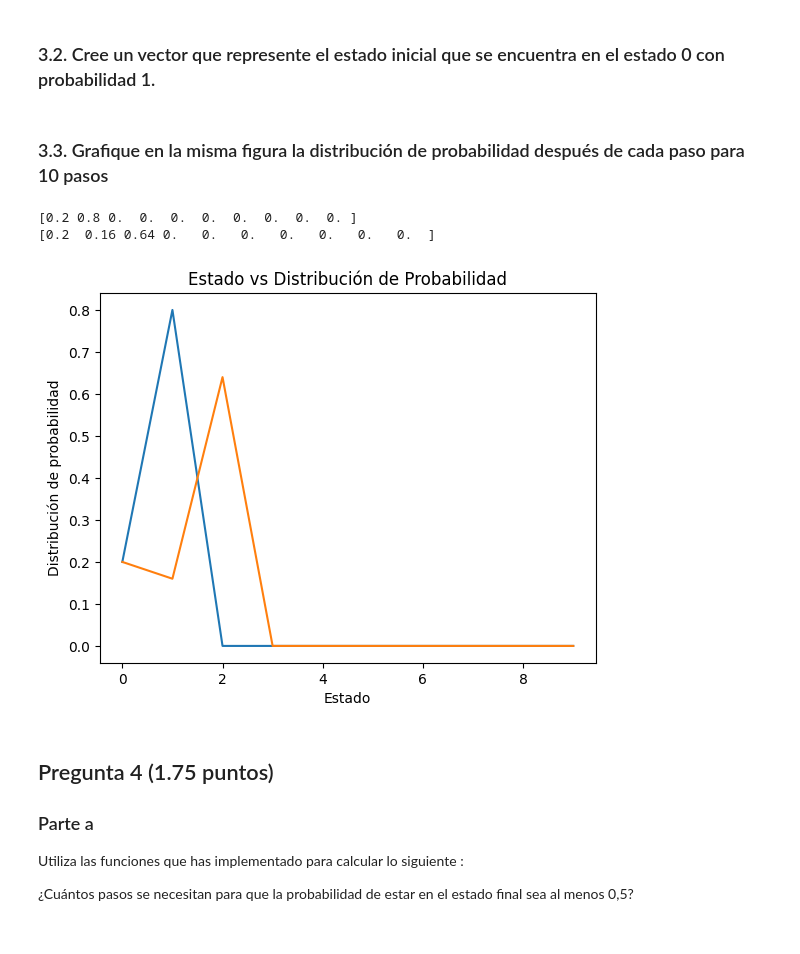
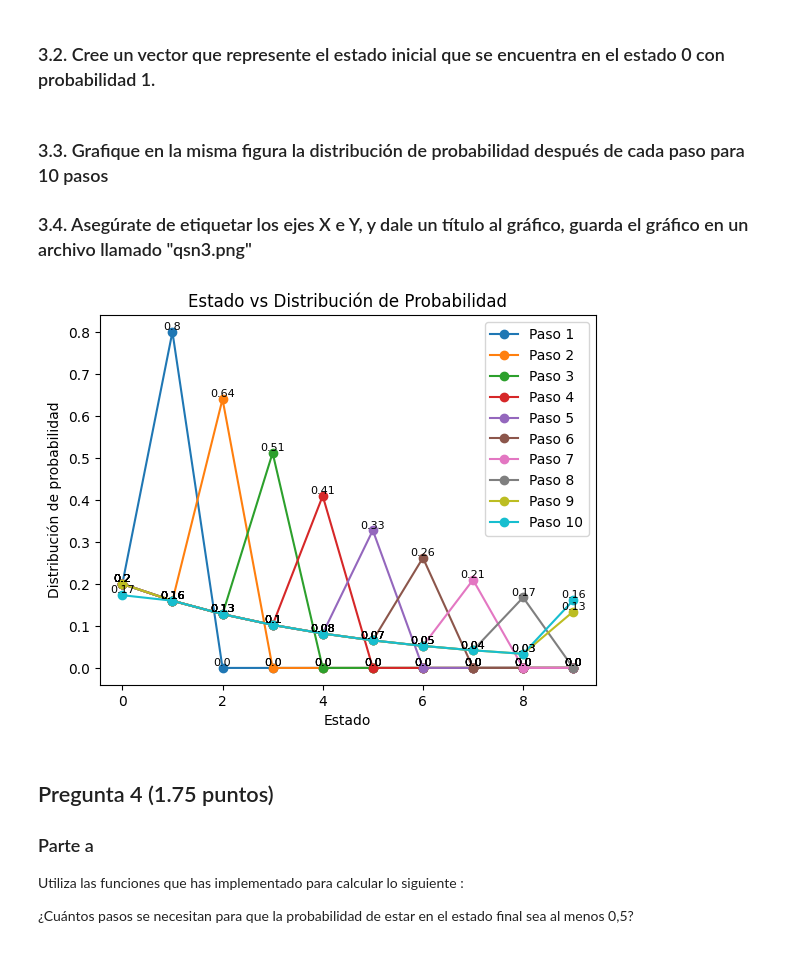
Before and after one commit to jesuusmontalvo/MIA_2024II_PML, a Jupyter notebook: Parcial/enunciadov1.2/notebook/parcialv1_4.ipynb, the cells around one changed output. Saved outputs shown, nothing was run; the diff lists cells and outputs as text; code cells hidden in the pictures.

```diff
--- a/Parcial/enunciadov1.2/notebook/parcialv1_4.ipynb
+++ b/Parcial/enunciadov1.2/notebook/parcialv1_4.ipynb
@@ -182,23 +182,26 @@ p0 = np.zeros(10)
 p0[0] = 1
 # %% [markdown]
 ### 3.3. Grafique en la misma figura la distribución de probabilidad después de cada paso para 10 pasos
+### 3.4. Asegúrate de etiquetar los ejes X e Y, y dale un título al gráfico, guarda el gráfico en un archivo llamado "qsn3.png"
 # %%
 from matplotlib import pyplot as plt
 
 estados = np.arange(10)
-for k in range(1,3):
-    print(propagate(p0, k, tm))
-    plt.plot(estados, propagate(p0, k, tm))
+for k in range(1,11):
+    pk = propagate(p0, k, tm)
+    plt.plot(estados, pk, marker="o",  label=f"Paso {k}")
+
+    for i, value in enumerate(pk):
+        plt.text(estados[i], value, f"{round(value, 2)}", fontsize=8, ha="center", va="bottom")
 
 plt.title("Estado vs Distribución de Probabilidad")
 plt.xlabel("Estado")
 plt.ylabel("Distribución de probabilidad")
+plt.legend()
 plt.savefig("qsn3.png")
 plt.show()
 # %% [output]
-[0.2 0.8 0.  0.  0.  0.  0.  0.  0.  0. ]
-[0.2  0.16 0.64 0.   0.   0.   0.   0.   0.   0.  ]
-[figure, old version]
+[figure, new version]
 # %% [markdown]
 ## Pregunta 4 (1.75 puntos)
 ### Parte a
```
Also changed, not shown: parts of 13 cells of this notebook, 5 other files.
